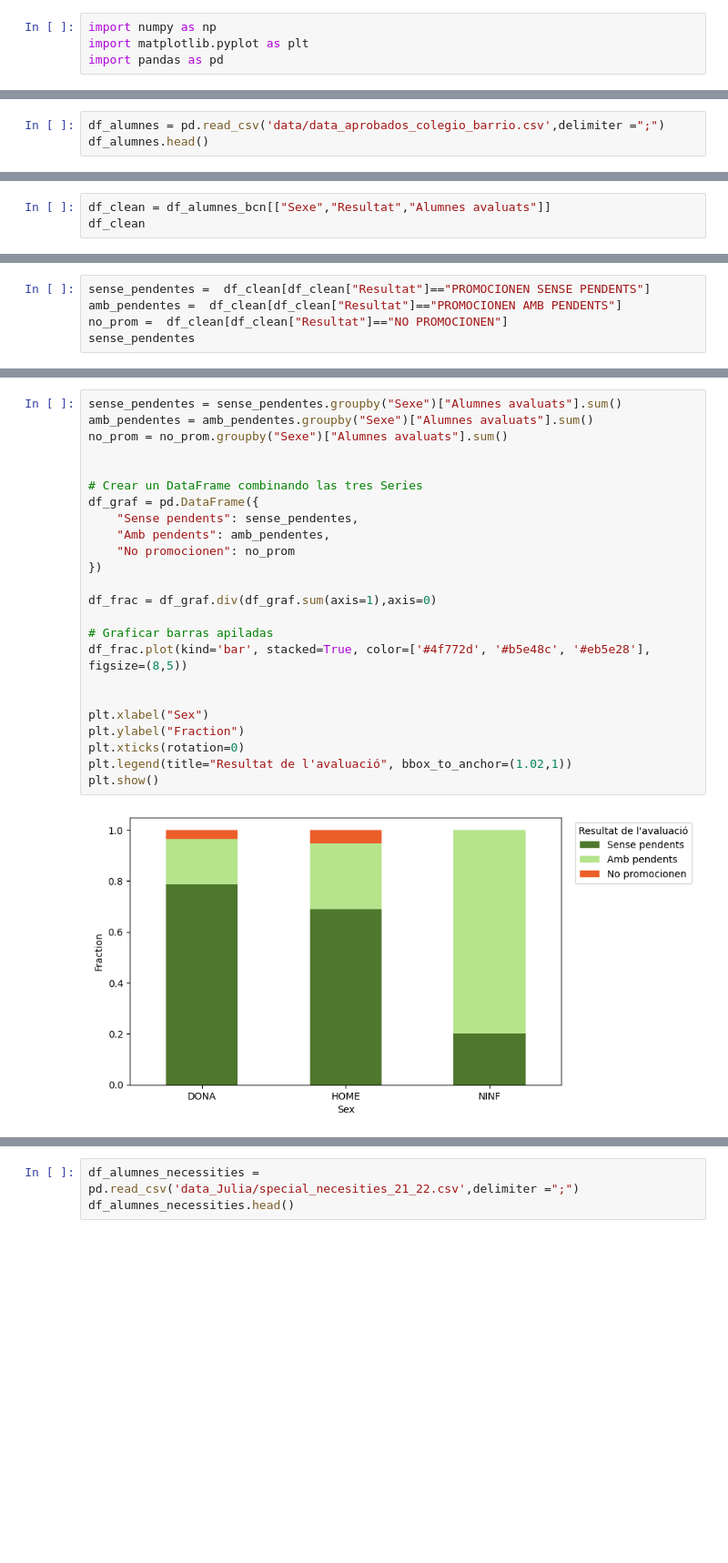
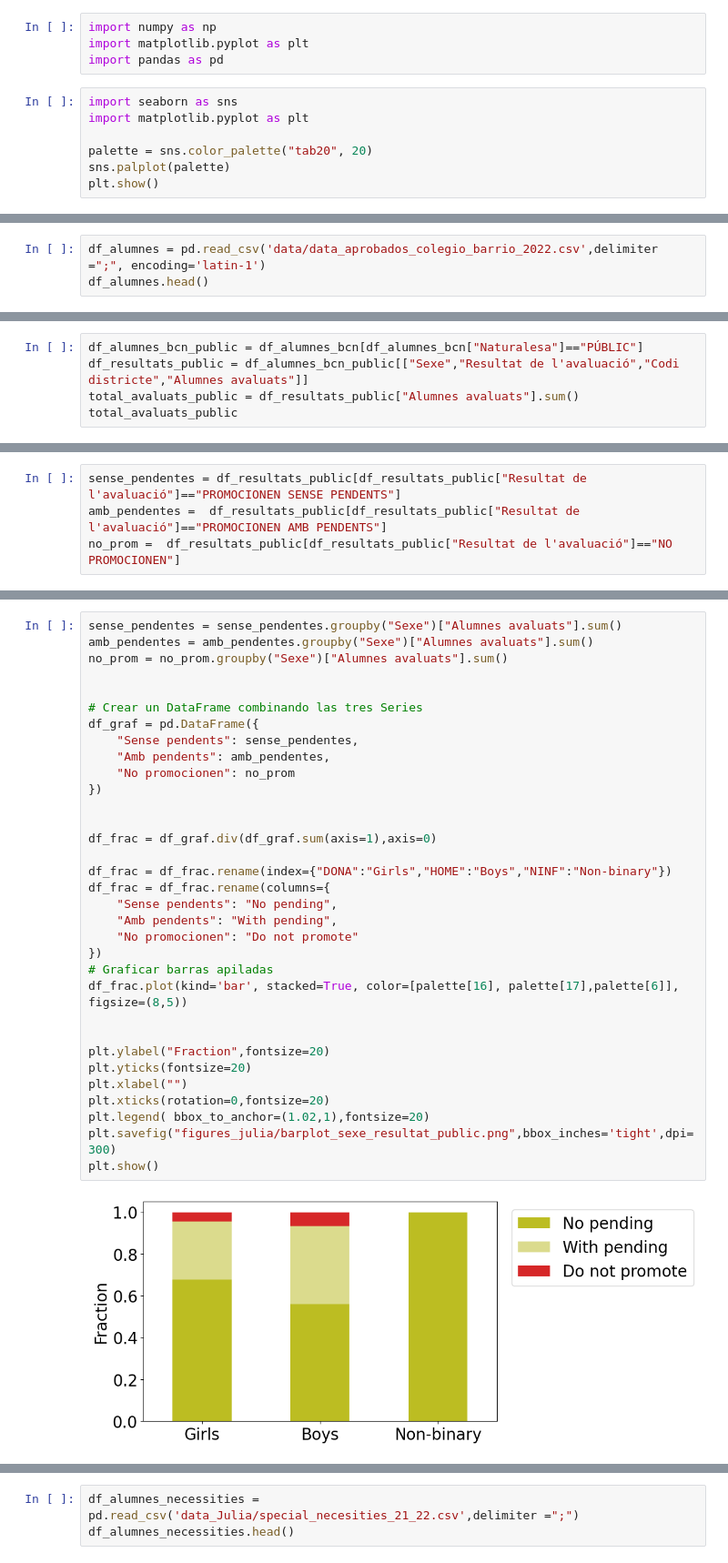
Before and after one commit to annaszymanskicortes/truco-o-dato, a Jupyter notebook: notebook_julia.ipynb, the cells around one changed output, grey strips where cells are left out. Shown at 91% size. Cells and saved outputs as stored; diff of their text form; blank space fills up the shorter version.

Commit message:
changes_julia

```diff
--- a/notebook_julia.ipynb
+++ b/notebook_julia.ipynb
@@ -2,3 +2,10 @@
 import numpy as np
 import matplotlib.pyplot as plt
 import pandas as pd
+# %%
+import seaborn as sns
+import matplotlib.pyplot as plt
+
+palette = sns.color_palette("tab20", 20)
+sns.palplot(palette)
+plt.show()
@@ -5,5 +16,5 @@ import pandas as pd
 # %%
-df_alumnes = pd.read_csv('data/data_aprobados_colegio_barrio.csv',delimiter =";")
+df_alumnes = pd.read_csv('data/data_aprobados_colegio_barrio_2022.csv',delimiter =";", encoding='latin-1')
 df_alumnes.head()
 # %% [output]
 |  | Curs | Estudi | Codi àrea territorial | Àrea territorial | Codi comarca | Comarca | Codi municipi | ... |
@@ -34,4 +40,6 @@ nuevo_df = df[["col1", "col3"]].copy()
 # %%
-df_clean = df_alumnes_bcn[["Sexe","Resultat","Alumnes avaluats"]]
-df_clean
+df_alumnes_bcn_public = df_alumnes_bcn[df_alumnes_bcn["Naturalesa"]=="PÚBLIC"]
+df_resultats_public = df_alumnes_bcn_public[["Sexe","Resultat de l'avaluació","Codi districte","Alumnes avaluats"]]
+total_avaluats_public = df_resultats_public["Alumnes avaluats"].sum()
+total_avaluats_public
 # %% [output]
@@ -51,5 +49,4 @@ df_clean
 # %%
-sense_pendentes =  df_clean[df_clean["Resultat"]=="PROMOCIONEN SENSE PENDENTS"]
-amb_pendentes =  df_clean[df_clean["Resultat"]=="PROMOCIONEN AMB PENDENTS"]
-no_prom =  df_clean[df_clean["Resultat"]=="NO PROMOCIONEN"]
-sense_pendentes
+sense_pendentes = df_resultats_public[df_resultats_public["Resultat de l'avaluació"]=="PROMOCIONEN SENSE PENDENTS"]
+amb_pendentes =  df_resultats_public[df_resultats_public["Resultat de l'avaluació"]=="PROMOCIONEN AMB PENDENTS"]
+no_prom =  df_resultats_public[df_resultats_public["Resultat de l'avaluació"]=="NO PROMOCIONEN"]
@@ -70,27 +55,36 @@ sense_pendentes
 # %%
 sense_pendentes = sense_pendentes.groupby("Sexe")["Alumnes avaluats"].sum()
 amb_pendentes = amb_pendentes.groupby("Sexe")["Alumnes avaluats"].sum()
 no_prom = no_prom.groupby("Sexe")["Alumnes avaluats"].sum()
 
 
 # Crear un DataFrame combinando las tres Series
 df_graf = pd.DataFrame({
     "Sense pendents": sense_pendentes,
     "Amb pendents": amb_pendentes,
     "No promocionen": no_prom
 })
 
+
 df_frac = df_graf.div(df_graf.sum(axis=1),axis=0)
 
+df_frac = df_frac.rename(index={"DONA":"Girls","HOME":"Boys","NINF":"Non-binary"})
+df_frac = df_frac.rename(columns={
+    "Sense pendents": "No pending",
+    "Amb pendents": "With pending",
+    "No promocionen": "Do not promote"
+})
 # Graficar barras apiladas
-df_frac.plot(kind='bar', stacked=True, color=['#4f772d', '#b5e48c', '#eb5e28'], figsize=(8,5))
+df_frac.plot(kind='bar', stacked=True, color=[palette[16], palette[17],palette[6]], figsize=(8,5))
 
 
-plt.xlabel("Sex")
-plt.ylabel("Fraction")
-plt.xticks(rotation=0)
-plt.legend(title="Resultat de l'avaluació", bbox_to_anchor=(1.02,1))
+plt.ylabel("Fraction",fontsize=20)
+plt.yticks(fontsize=20)
+plt.xlabel("")
+plt.xticks(rotation=0,fontsize=20)
+plt.legend( bbox_to_anchor=(1.02,1),fontsize=20)
+plt.savefig("figures_julia/barplot_sexe_resultat_public.png",bbox_inches='tight',dpi=300)
 plt.show()
 # %% [output]
-[figure, old version]
+[figure, new version]
 # %%
```
Also changed, not shown: parts of 27 cells of this notebook, 1 other file.
